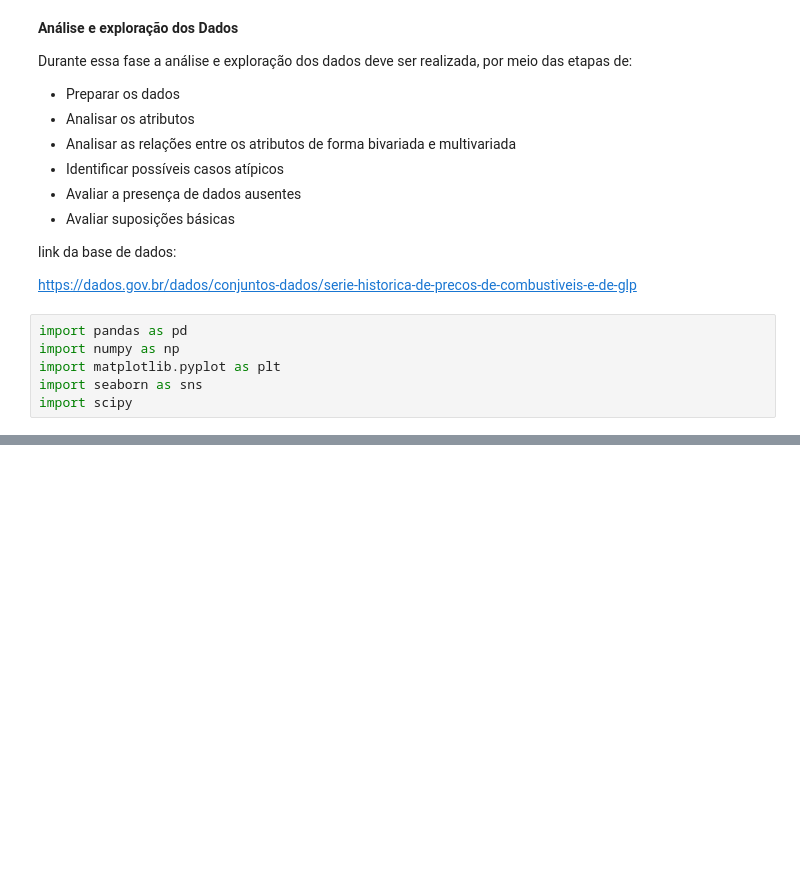
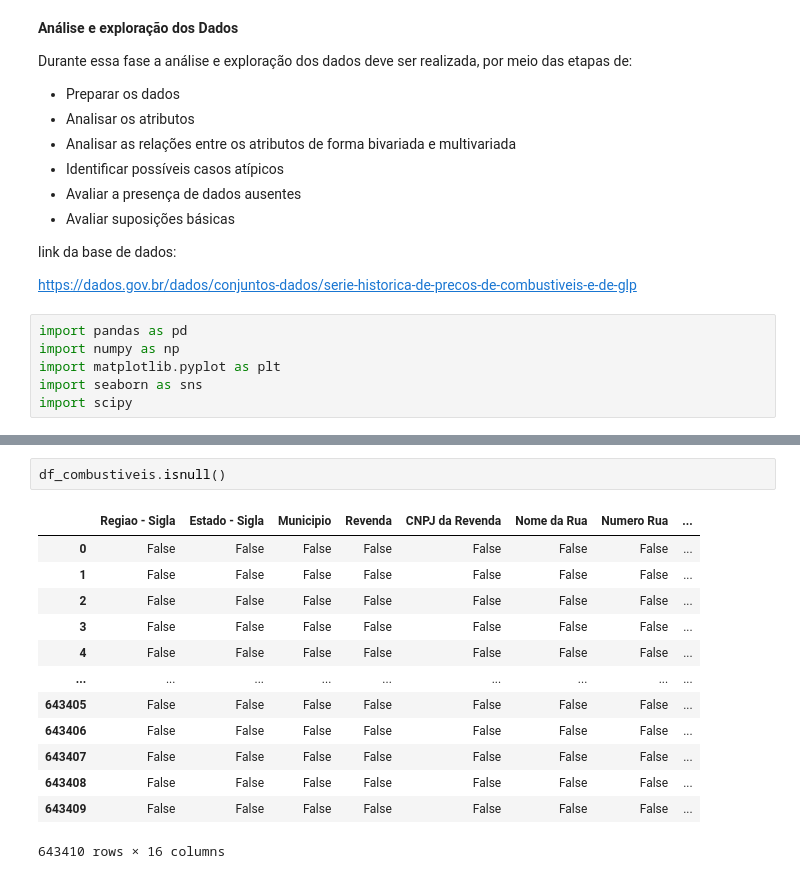
Before and after one commit to SandraRojasZ/DataScience, a Jupyter notebook: ProjetoAED.ipynb, the cells around one changed output, grey strips where cells are left out. Drawn from its saved outputs; the diff is of its cells as text; blank space fills up the shorter version.

```diff
--- a/ProjetoAED.ipynb
+++ b/ProjetoAED.ipynb
@@ -54,0 +62,16 @@ dados.head()
+# %%
+df_combustiveis.isnull()
+# %% [output]
+|  | Regiao - Sigla | Estado - Sigla | Municipio | Revenda | CNPJ da Revenda | Nome da Rua | Numero Rua | ... |
+| 0 | False | False | False | False | False | False | False | ... |
+| 1 | False | False | False | False | False | False | False | ... |
+| 2 | False | False | False | False | False | False | False | ... |
+| 3 | False | False | False | False | False | False | False | ... |
+| 4 | False | False | False | False | False | False | False | ... |
+| ... | ... | ... | ... | ... | ... | ... | ... | ... |
+| 643405 | False | False | False | False | False | False | False | ... |
+| 643406 | False | False | False | False | False | False | False | ... |
+| 643407 | False | False | False | False | False | False | False | ... |
+| 643408 | False | False | False | False | False | False | False | ... |
+| 643409 | False | False | False | False | False | False | False | ... |
+643410 rows × 16 columns
```
Also changed, not shown: parts of 8 cells of this notebook.
